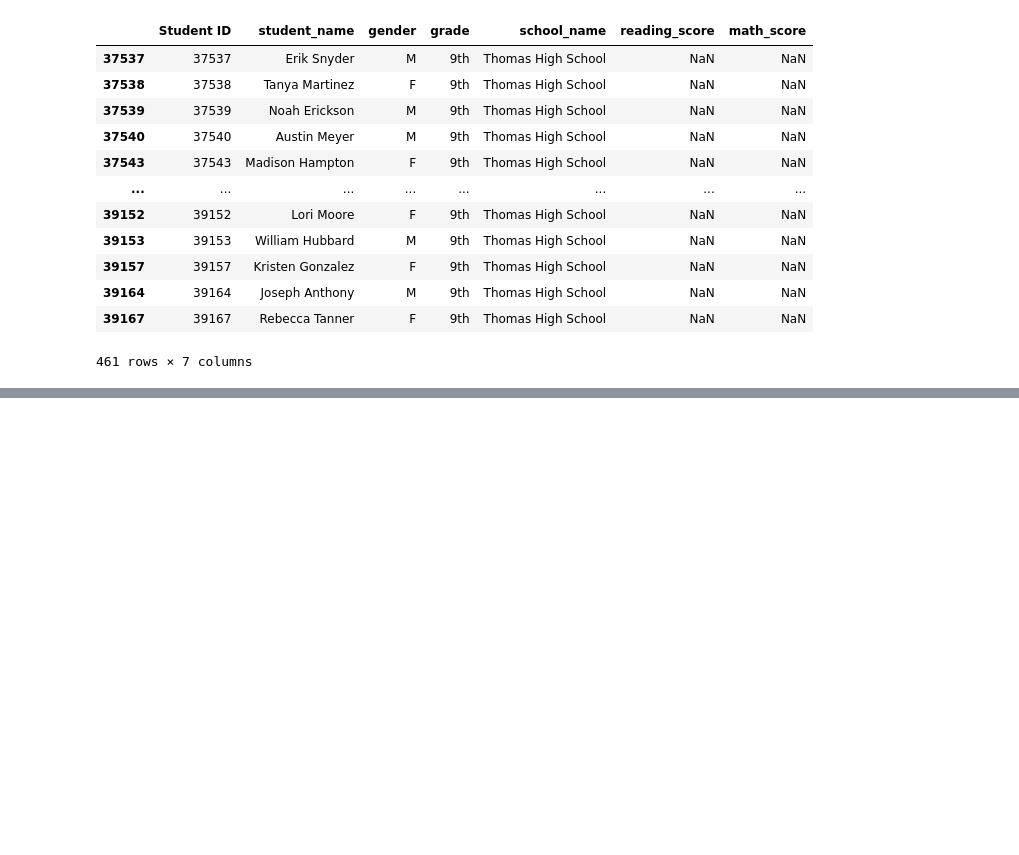
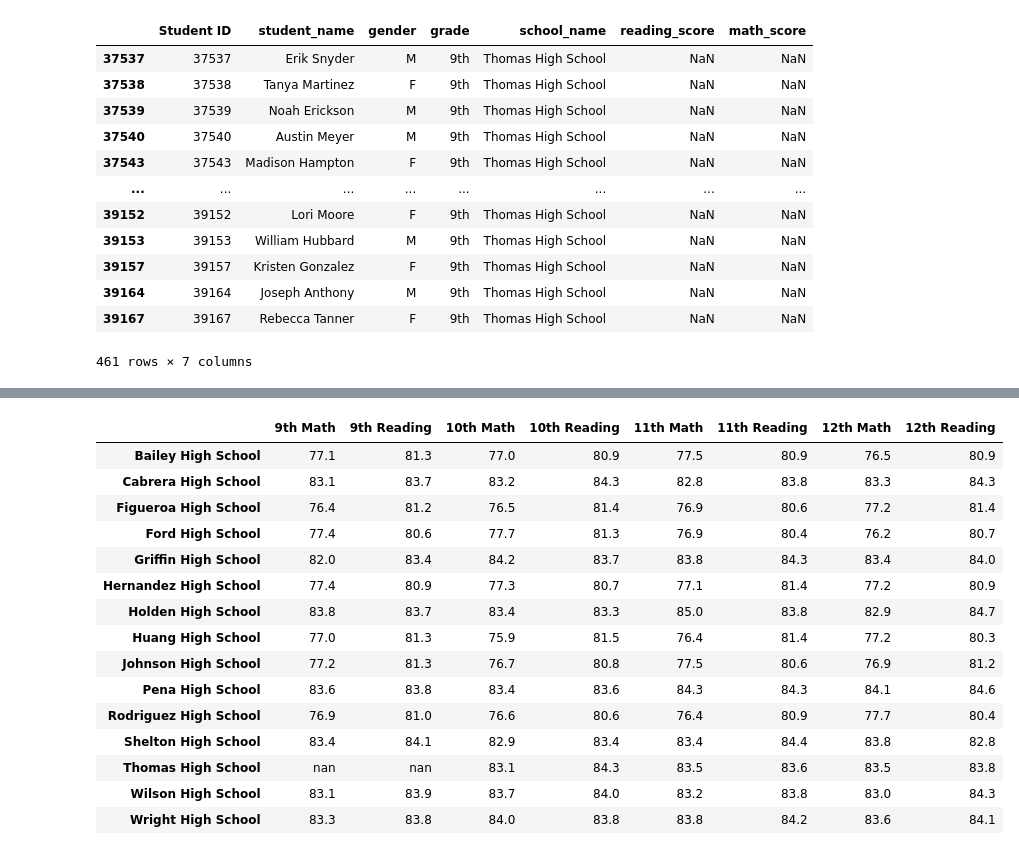
Before and after one commit to amnichols93/school-district-analysis, a Jupyter notebook: PyCitySchools_Challenge.ipynb, the cells around one changed output, grey strips where cells are left out. Cells and saved outputs as stored; diff of their text form; code cells hidden in the pictures; blank space fills up the shorter version.

Commit message:
by grade and by spending analysis for challenge, and some graphics saved

```diff
--- a/PyCitySchools_Challenge.ipynb
+++ b/PyCitySchools_Challenge.ipynb
@@ -637,3 +637,7 @@ student_data_df.loc[((student_data_df['school_name'] == 'Thomas High School') &
 | 39164 | 39164 | Joseph Anthony | M | 9th | Thomas High School | NaN | NaN |
 | 39167 | 39167 | Rebecca Tanner | F | 9th | Thomas High School | NaN | NaN |
 461 rows × 7 columns
+# %%
+# Merge the data into a new single dataset.
+new_data_complete_df = pd.merge(student_data_df, school_data_df, on=["school_name", "school_name"])
+new_data_complete_df
@@ -639,0 +827,75 @@ student_data_df.loc[((student_data_df['school_name'] == 'Thomas High School') &
+# %%
+# BY GRADE
+
+# Create a grade level DataFrames.
+new_ninth_graders = new_data_complete_df[(new_data_complete_df["grade"] == "9th")]
+new_tenth_graders = new_data_complete_df[(new_data_complete_df["grade"] == "10th")]
+new_eleventh_graders = new_data_complete_df[(new_data_complete_df["grade"] == "11th")]
+new_twelfth_graders = new_data_complete_df[(new_data_complete_df["grade"] == "12th")]
+
+# Group each school Series by the school name for the average math score.
+new_ninth_grade_math_scores = new_ninth_graders.groupby(["school_name"]).mean()["math_score"]
+new_tenth_grade_math_scores = new_tenth_graders.groupby(["school_name"]).mean()["math_score"]
+new_eleventh_grade_math_scores = new_eleventh_graders.groupby(["school_name"]).mean()["math_score"]
+new_twelfth_grade_math_scores = new_twelfth_graders.groupby(["school_name"]).mean()["math_score"]
+
+# Group each school Series by the school name for the average reading score.
+new_ninth_grade_reading_scores = new_ninth_graders.groupby(["school_name"]).mean()["reading_score"]
+new_tenth_grade_reading_scores = new_tenth_graders.groupby(["school_name"]).mean()["reading_score"]
+new_eleventh_grade_reading_scores = new_eleventh_graders.groupby(["school_name"]).mean()["reading_score"]
+new_twelfth_grade_reading_scores = new_twelfth_graders.groupby(["school_name"]).mean()["reading_score"]
+
+# Combine each Series for average math scores by school into single DataFrame.
+new_math_scores_by_grade = pd.DataFrame({
+    "9th": new_ninth_grade_math_scores,
+    "10th": new_tenth_grade_math_scores,
+    "11th": new_eleventh_grade_math_scores,
+    "12th": new_twelfth_grade_math_scores})
+
+# Combine each Series for average reading scores by school into single DataFrame.
+new_reading_scores_by_grade = pd.DataFrame({
+    "9th": new_ninth_grade_reading_scores,
+    "10th": new_tenth_grade_reading_scores,
+    "11th": new_eleventh_grade_reading_scores,
+    "12th": new_twelfth_grade_reading_scores})
+
+# MATH: Format each grade column.
+new_math_scores_by_grade["9th"] = new_math_scores_by_grade["9th"].map("{:.1f}".format)
+new_math_scores_by_grade["10th"] = new_math_scores_by_grade["10th"].map("{:.1f}".format)
+new_math_scores_by_grade["11th"] = new_math_scores_by_grade["11th"].map("{:.1f}".format)
+new_math_scores_by_grade["12th"] = new_math_scores_by_grade["12th"].map("{:.1f}".format)
+
+# Make sure the columns are in the correct order.
+new_math_scores_by_grade = new_math_scores_by_grade[["9th", "10th", "11th", "12th"]]
+
+# READING: Format each grade column.
+new_reading_scores_by_grade["9th"] = new_reading_scores_by_grade["9th"].map("{:,.1f}".format)
+new_reading_scores_by_grade["10th"] = new_reading_scores_by_grade["10th"].map("{:,.1f}".format)
+new_reading_scores_by_grade["11th"] = new_reading_scores_by_grade["11th"].map("{:,.1f}".format)
+new_reading_scores_by_grade["12th"] = new_reading_scores_by_grade["12th"].map("{:,.1f}".format)
+
+# Make sure the columns are in the correct order.
+new_reading_scores_by_grade = new_reading_scores_by_grade[["9th", "10th", "11th", "12th"]]
+
+# Merge the data into a new single dataset.
+new_per_grade_complete_df = pd.merge(new_math_scores_by_grade, new_reading_scores_by_grade, on=["school_name"], suffixes=(' Math',' Reading'))
+new_per_grade_complete_df.index.name = None
+new_per_grade_complete_df = new_per_grade_complete_df[["9th Math", "9th Reading", "10th Math", "10th Reading", "11th Math", "11th Reading", "12th Math", "12th Reading"]]
+new_per_grade_complete_df
+# %% [output]
+|  | 9th Math | 9th Reading | 10th Math | 10th Reading | 11th Math | 11th Reading | 12th Math | 12th Reading |
+| Bailey High School | 77.1 | 81.3 | 77.0 | 80.9 | 77.5 | 80.9 | 76.5 | 80.9 |
+| Cabrera High School | 83.1 | 83.7 | 83.2 | 84.3 | 82.8 | 83.8 | 83.3 | 84.3 |
+| Figueroa High School | 76.4 | 81.2 | 76.5 | 81.4 | 76.9 | 80.6 | 77.2 | 81.4 |
+| Ford High School | 77.4 | 80.6 | 77.7 | 81.3 | 76.9 | 80.4 | 76.2 | 80.7 |
+| Griffin High School | 82.0 | 83.4 | 84.2 | 83.7 | 83.8 | 84.3 | 83.4 | 84.0 |
+| Hernandez High School | 77.4 | 80.9 | 77.3 | 80.7 | 77.1 | 81.4 | 77.2 | 80.9 |
+| Holden High School | 83.8 | 83.7 | 83.4 | 83.3 | 85.0 | 83.8 | 82.9 | 84.7 |
+| Huang High School | 77.0 | 81.3 | 75.9 | 81.5 | 76.4 | 81.4 | 77.2 | 80.3 |
+| Johnson High School | 77.2 | 81.3 | 76.7 | 80.8 | 77.5 | 80.6 | 76.9 | 81.2 |
+| Pena High School | 83.6 | 83.8 | 83.4 | 83.6 | 84.3 | 84.3 | 84.1 | 84.6 |
+| Rodriguez High School | 76.9 | 81.0 | 76.6 | 80.6 | 76.4 | 80.9 | 77.7 | 80.4 |
+| Shelton High School | 83.4 | 84.1 | 82.9 | 83.4 | 83.4 | 84.4 | 83.8 | 82.8 |
+| Thomas High School | nan | nan | 83.1 | 84.3 | 83.5 | 83.6 | 83.5 | 83.8 |
+| Wilson High School | 83.1 | 83.9 | 83.7 | 84.0 | 83.2 | 83.8 | 83.0 | 84.3 |
+| Wright High School | 83.3 | 83.8 | 84.0 | 83.8 | 83.8 | 84.2 | 83.6 | 84.1 |
```
Also changed, not shown: parts of 8 cells of this notebook, 4 other files.
